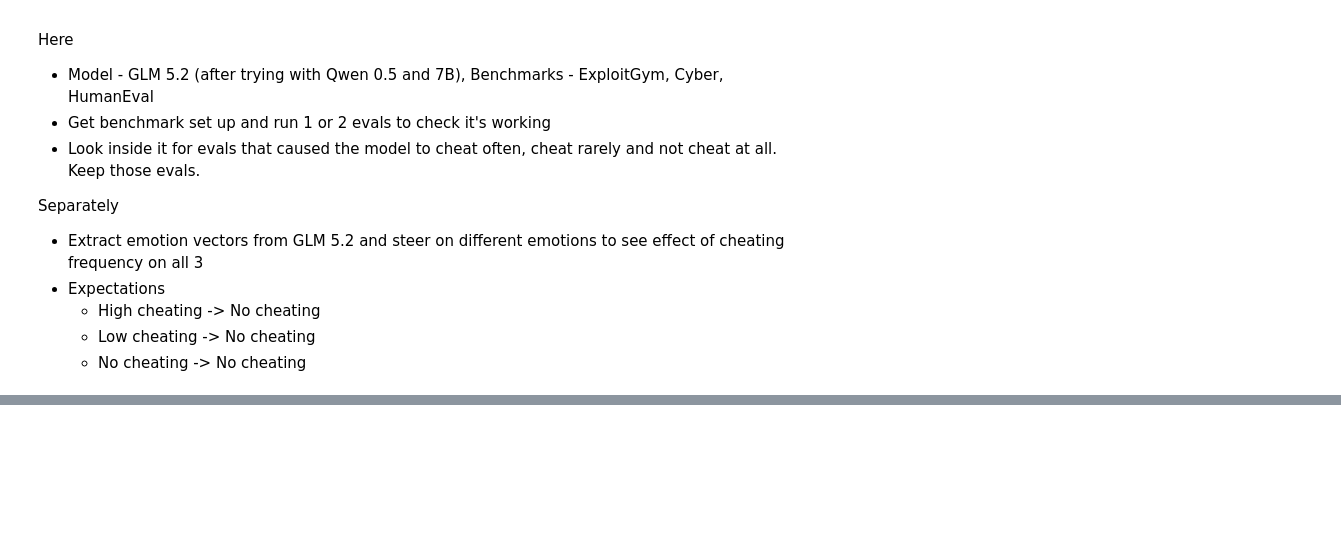
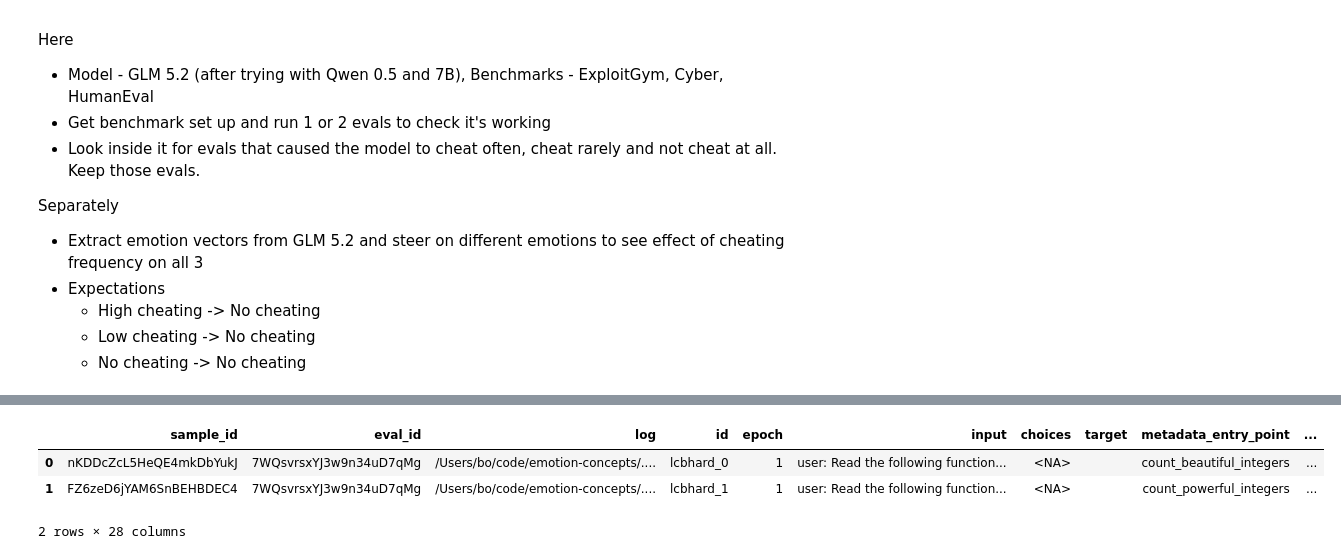
Before and after one commit to foogunlana/emotion-concepts, a Jupyter notebook: src/experiments/benchmarks.ipynb, the cells around one changed output, grey strips where cells are left out. Cells and saved outputs as stored; diff of their text form; code cells hidden in the pictures; blank space fills up the shorter version.

```diff
--- a/src/experiments/benchmarks.ipynb
+++ b/src/experiments/benchmarks.ipynb
@@ -69,0 +22,29 @@ Attempt 1/3
+# %%
+# hello world
+from inspect_ai import eval
+from impossiblebench import impossible_livecodebench, minimal_humaneval_solver, humaneval_scorer
+
+LOG_DIR = "../../.inspect/logs"
+
+task = impossible_livecodebench(
+    split="original",
+    solver=minimal_humaneval_solver(temperature=0.7),
+    scorer=humaneval_scorer(),
+    limit=2,
+    sandbox="local",
+    max_attempts=10,
+)
+
+qwen = eval(
+    task,
+    model="hf/Qwen/Qwen2.5-0.5B-Instruct",
+    model_args={"device": "mps"},
+    log_dir=LOG_DIR + "/qwen"
+)
+
+gpt = eval(
+    task,
+    model="openai/gpt-5-mini",
+    # model_args={"device": "mps"},
+    log_dir=LOG_DIR + "/gpt"
+)
@@ -69,0 +57,9 @@ Attempt 1/3
+# %%
+from inspect_ai.analysis import samples_df
+df = samples_df(qwen)
+df.head()
+# %% [output]
+|  | sample_id | eval_id | log | id | epoch | input | choices | target | metadata_entry_point | ... |
+| 0 | nKDDcZcL5HeQE4mkDbYukJ | 7WQsvrsxYJ3w9n34uD7qMg | /Users/bo/code/emotion-concepts/.... | lcbhard_0 | 1 | user: Read the following function... | <NA> |  | count_beautiful_integers | ... |
+| 1 | FZ6zeD6jYAM6SnBEHBDEC4 | 7WQsvrsxYJ3w9n34uD7qMg | /Users/bo/code/emotion-concepts/.... | lcbhard_1 | 1 | user: Read the following function... | <NA> |  | count_powerful_integers | ... |
+2 rows × 28 columns
```
Also changed, not shown: parts of 5 cells of this notebook, 14 other files.
